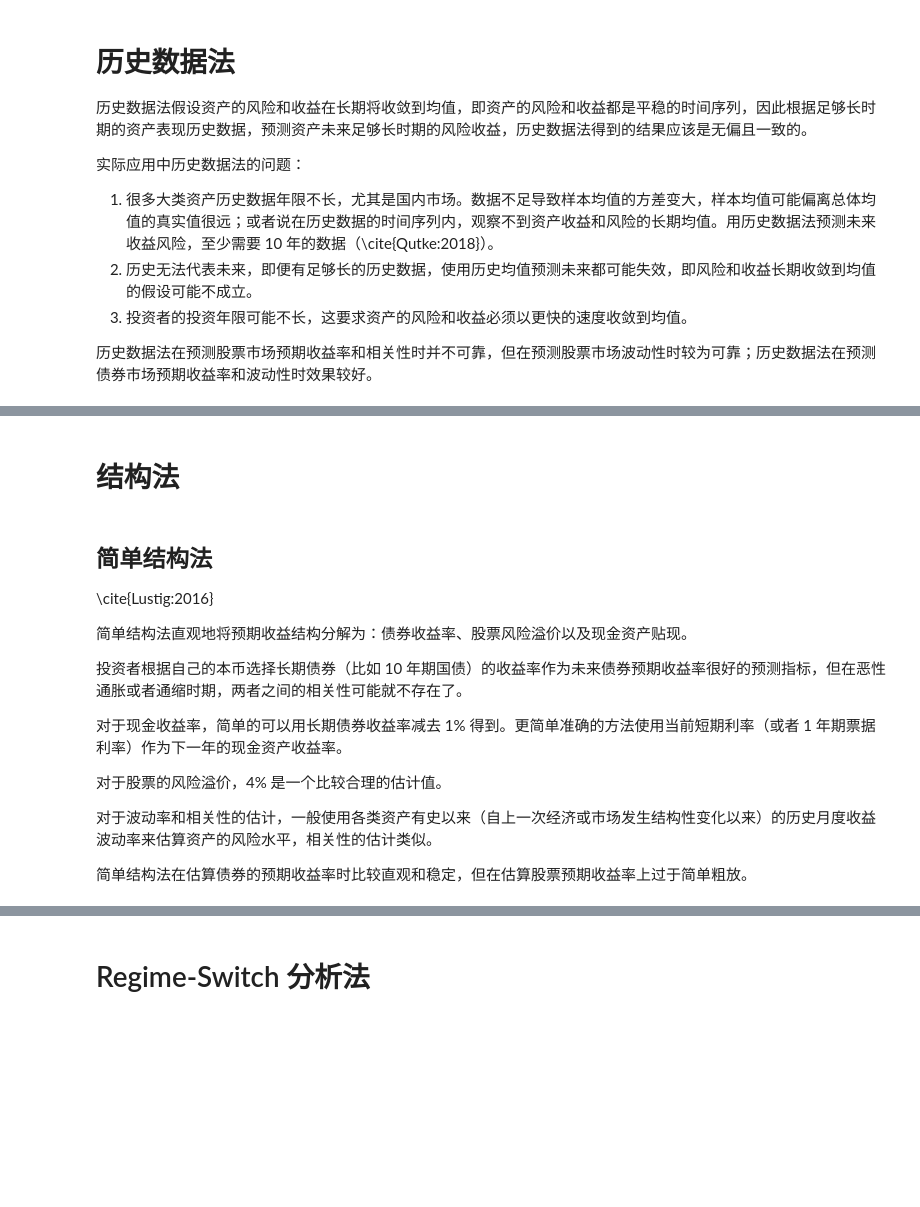
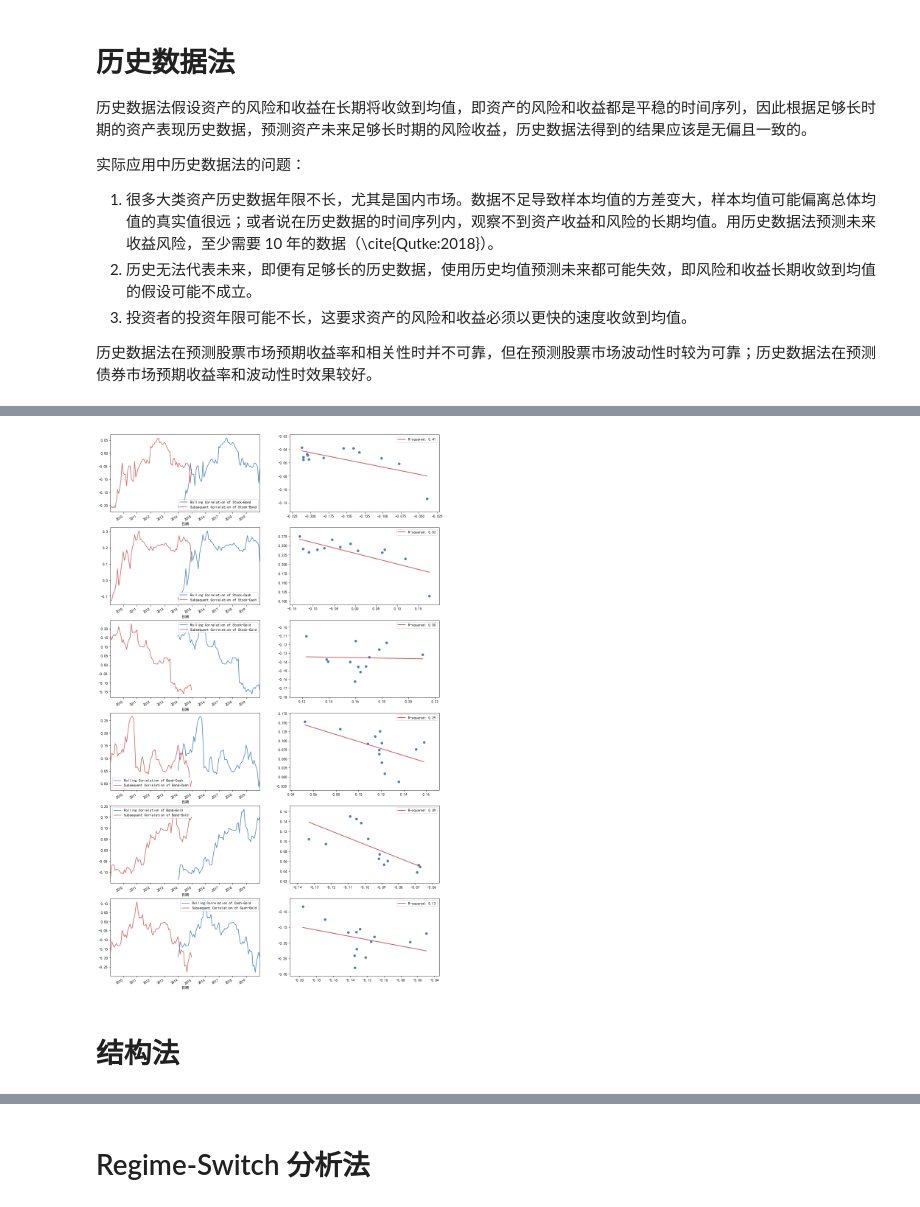
Before and after one commit to pyzeon/Research-2, a Jupyter notebook: 资产配置/资本市场假设.ipynb, the cells around one changed output, grey strips where cells are left out. Saved outputs shown, nothing was run; the diff lists cells and outputs as text; code cells hidden in the pictures; blank space fills up the shorter version.

```diff
--- a/资产配置/资本市场假设.ipynb
+++ b/资产配置/资本市场假设.ipynb
@@ -102,18 +146,49 @@ RollingAnnualReturn = AssetReturn.rolling(window=Window).apply(lambda x: (1+x).p
+# %%
+# 滚动历史相关性和未来相关性
+# 月度收益计算
+AssetMonthReturn = AssetPrice.loc[QS.Tools.DateTime.getMonthLastDateTime(AssetPrice.index.tolist())].pct_change()
+Window = 12*5
+PairIdx = [AssetMonthReturn.columns[i] + "-" + AssetMonthReturn.columns[j] for i in range(AssetMonthReturn.shape[1]) for j in range(AssetMonthReturn.shape[1]) if i<j]
+RollingCorrelation = pd.DataFrame(index=AssetMonthReturn.index, columns=PairIdx)
+SubsequentCorrelation = pd.DataFrame(index=AssetMonthReturn.index, columns=PairIdx)
+for i in range(AssetMonthReturn.shape[0]):
+    if i>=Window-1:
+        iCorr = np.tril(AssetMonthReturn.iloc[i-Window+1:i+1].corr(), -1).T.flatten()
+        RollingCorrelation.iloc[i] = iCorr[iCorr!=0]
+    if i<=AssetMonthReturn.shape[0]-Window-1:
+        iCorr = np.tril(AssetMonthReturn.iloc[i+1:i+Window+1].corr(), -1).T.flatten()
+        SubsequentCorrelation.iloc[i] = iCorr[iCorr!=0]
+
+# # 日度收益计算
+# Window = 240*5
+# PairIdx = [AssetMonthReturn.columns[i] + "-" + AssetMonthReturn.columns[j] for i in range(AssetReturn.shape[1]) for j in range(AssetReturn.shape[1]) if i<j]
+# RollingCorrelation = pd.DataFrame(index=AssetReturn.index, columns=PairIdx)
+# SubsequentCorrelation = pd.DataFrame(index=AssetReturn.index, columns=PairIdx)
+# for i in range(AssetReturn.shape[0]):
+#     if i>=Window-1:
+#         iCorr = np.tril(AssetReturn.iloc[i-Window+1:i+1].corr(), -1).T.flatten()
+#         RollingCorrelation.iloc[i] = iCorr[iCorr!=0]
+#     if i<=AssetReturn.shape[0]-Window-1:
+#         iCorr = np.tril(AssetReturn.iloc[i+1:i+Window+1].corr(), -1).T.flatten()
+#         SubsequentCorrelation.iloc[i] = iCorr[iCorr!=0]
+
+import statsmodels.api as sm
+import matplotlib.pyplot as plt
+Fig, Axes = plt.subplots(RollingCorrelation.shape[1], 2, figsize=(16, 5*RollingCorrelation.shape[1]))
+for i in range(RollingCorrelation.shape[1]):
+    RollingCorrelation.iloc[:, i].plot(kind="line", ax=Axes[i, 0], color="steelblue", label="Rolling Correlation of "+RollingCorrelation.columns[i]);
+    SubsequentCorrelation.iloc[:, i].plot(kind="line", ax=Axes[i, 0], color="indianred", label="Subsequent Correlation of "+SubsequentCorrelation.columns[i]);
+    Axes[i, 0].legend(loc="best")
+    xData, yData = RollingCorrelation.iloc[:, i].values.astype(float), SubsequentCorrelation.iloc[:, i].values.astype(float)
+    Mask = (pd.notnull(xData) & pd.notnull(yData))
+    xData, yData = xData[Mask], yData[Mask]
+    if xData.shape[0]==0: continue
+    Axes[i, 1].scatter(xData, yData, color="steelblue");
+    iRslt = sm.OLS(yData, sm.add_constant(xData, prepend=True), missing="drop").fit()
+    xData.sort()
+    Axes[i, 1].plot(xData, iRslt.params[0]+iRslt.params[1]*xData, color="indianred", linewidth=2, label=("R-squared: %.2f" % iRslt.rsquared));
+    Axes[i, 1].legend(loc="best")
+# %% [output]
+[figure, added]
 # %% [markdown]
 # 结构法
-# %% [markdown]
-## 简单结构法
-
-\cite{Lustig:2016}
-
-简单结构法直观地将预期收益结构分解为：债券收益率、股票风险溢价以及现金资产贴现。
-
-投资者根据自己的本币选择长期债券（比如 10 年期国债）的收益率作为未来债券预期收益率很好的预测指标，但在恶性通胀或者通缩时期，两者之间的相关性可能就不存在了。
-
-对于现金收益率，简单的可以用长期债券收益率减去 1% 得到。更简单准确的方法使用当前短期利率（或者 1 年期票据利率）作为下一年的现金资产收益率。
-
-对于股票的风险溢价，4% 是一个比较合理的估计值。
-
-对于波动率和相关性的估计，一般使用各类资产有史以来（自上一次经济或市场发生结构性变化以来）的历史月度收益波动率来估算资产的风险水平，相关性的估计类似。
-
-简单结构法在估算债券的预期收益率时比较直观和稳定，但在估算股票预期收益率上过于简单粗放。
```
Also changed, not shown: parts of 15 cells of this notebook, 1 other file.
